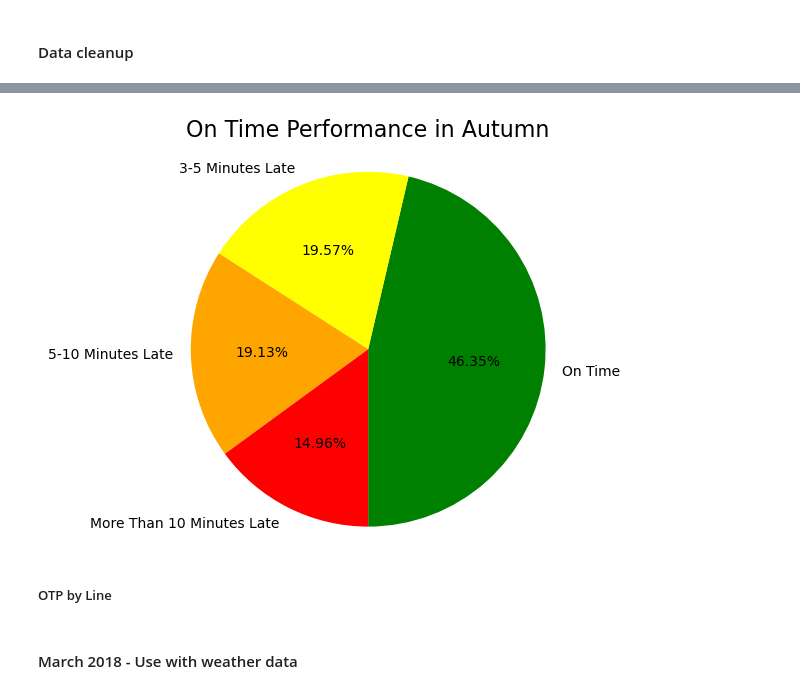
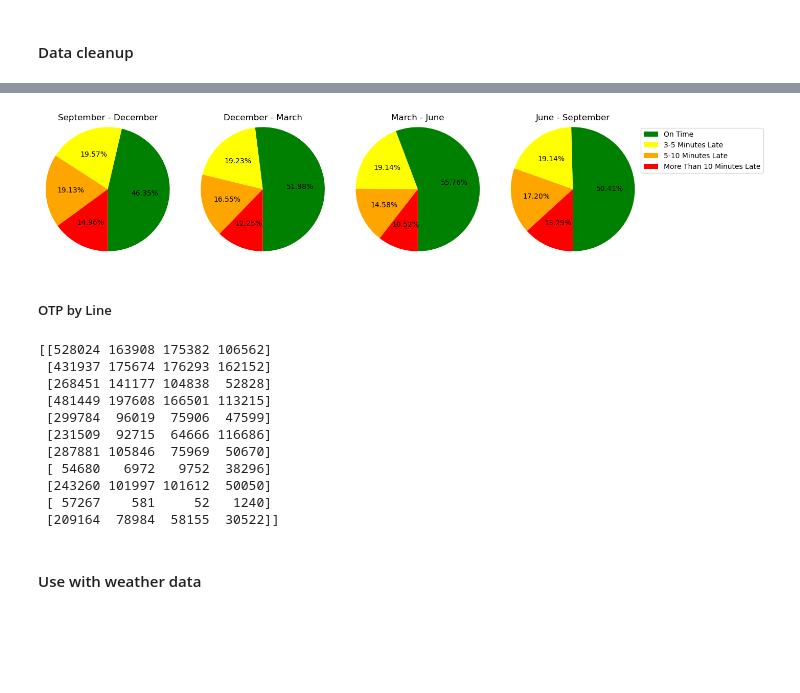
Before and after one commit to d0ugherty/On-Time-Performance-Stats, a Jupyter notebook: project.ipynb, the cells around one changed output, grey strips where cells are left out. Saved outputs shown, nothing was run; the diff lists cells and outputs as text; code cells hidden in the pictures; blank space fills up the shorter version.

```diff
--- a/project.ipynb
+++ b/project.ipynb
@@ -42,6 +72,29 @@ In Autumn, tree leaves tend to fall on the rails. As they're crushed by the weig
-# %%
-helper.chart_otp(all_services[(all_services['date'].dt.month >=9)],"On Time Performance in Autumn")
-# %% [output]
-[figure, removed]
+# %%
+data_fall = helper.categorize_lateness(all_services[(all_services['date'].dt.month >= 9) & (all_services['date'].dt.month <= 12)])
+# could not get a 'true' boolean value for the winter months and had to broken up into two separate dfs
+df1 = all_services[(all_services['date'].dt.month <= 3)]
+df2 = all_services[(all_services['date'].dt.month >= 12)]
+result = pd.concat([df1,df2])
+data_winter = helper.categorize_lateness(result)
+data_spring = helper.categorize_lateness(all_services[(all_services['date'].dt.month >= 3) & (all_services['date'].dt.month <=6)])
+data_summer = helper.categorize_lateness(all_services[(all_services['date'].dt.month >= 6) & (all_services['date'].dt.month <=9)])
+
+fig, (ax1, ax2, ax3, ax4) = plt.subplots(1,4)
+
+ax1.pie(data_fall, colors=late_colors, radius = 1.2, autopct = "%0.2f%%", startangle=270)
+ax1.title.set_text('September - December')
+ax2.pie(data_winter, colors=late_colors, radius = 1.2, autopct = "%0.2f%%", startangle=270)
+ax2.title.set_text('December - March')
+ax3.pie(data_spring, colors=late_colors, radius = 1.2, autopct = "%0.2f%%", startangle=270)
+ax3.title.set_text('March - June')
+ax4.pie(data_summer, colors=late_colors, radius = 1.2, autopct = "%0.2f%%", startangle=270)
+ax4.title.set_text('June - September')
+
+fig.set_figwidth(15)
+fig.set_figheight(5)
+plt.legend(bbox_to_anchor = (1.0, 1.0), labels = late_labels)
+plt.show()
+# %% [output]
+[figure, added]
 # %% [markdown]
 ##### OTP by Line
@@ -64,2 +101,24 @@ helper.categorize_lateness(all_services[all_services['line'] == 'No Jersey Coast
+# %%
+njt_lines = all_services['line'].unique()
+njt_lines
+otp_data = []
+for line in njt_lines:
+    otp_line = helper.categorize_lateness(all_services[all_services['line'] == line])
+    otp_data.append(otp_line)
+otp_data = np.asarray(otp_data)
+
+print(otp_data)
+# %% [output]
+[[528024 163908 175382 106562]
+ [431937 175674 176293 162152]
+ [268451 141177 104838  52828]
+ [481449 197608 166501 113215]
+ [299784  96019  75906  47599]
+ [231509  92715  64666 116686]
+ [287881 105846  75969  50670]
+ [ 54680   6972   9752  38296]
+ [243260 101997 101612  50050]
+ [ 57267    581     52   1240]
+ [209164  78984  58155  30522]]
 # %% [markdown]
-#### March 2018 - Use with weather data
+#### Use with weather data
```
Also changed, not shown: parts of 10 cells of this notebook, 1 other file.
